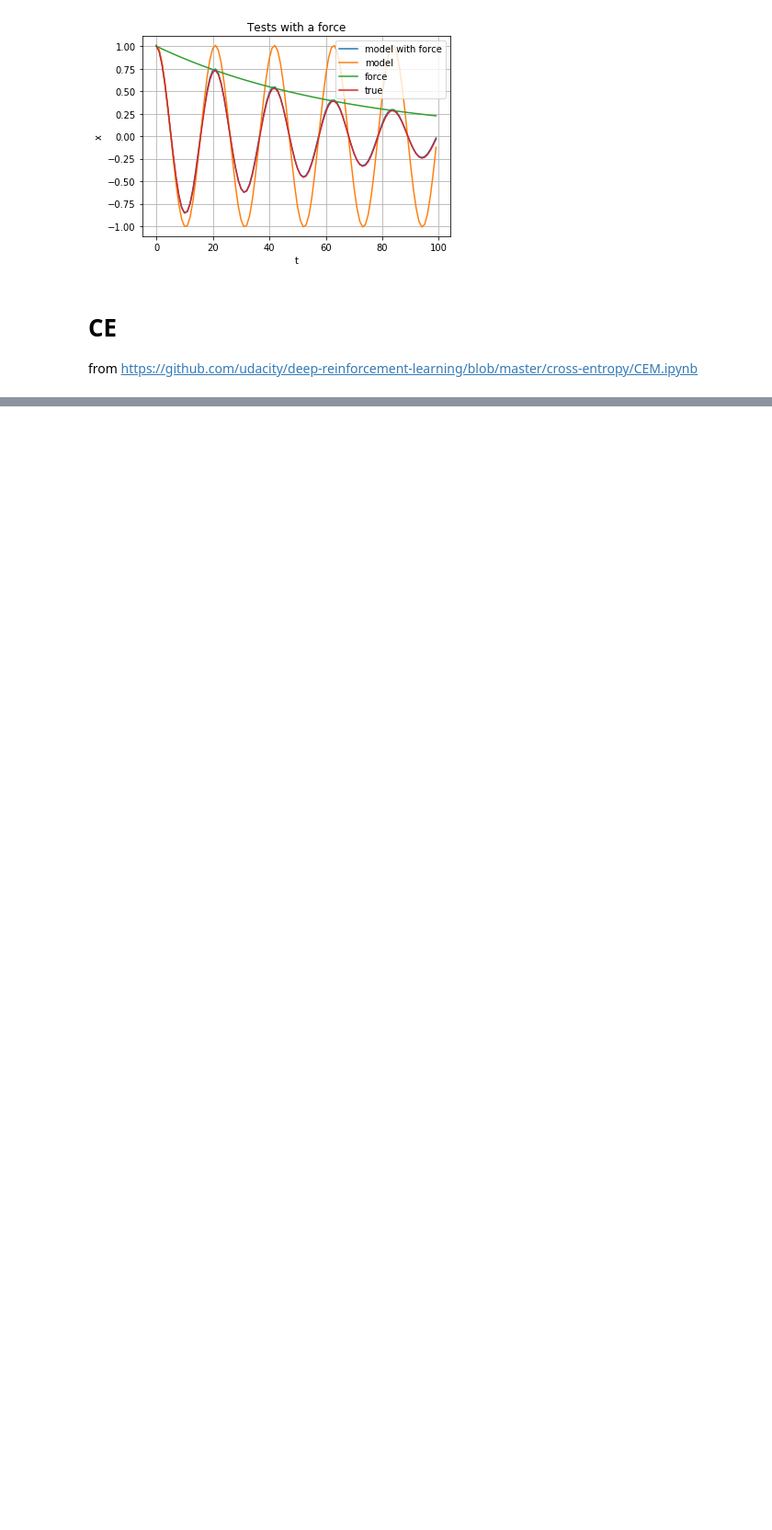
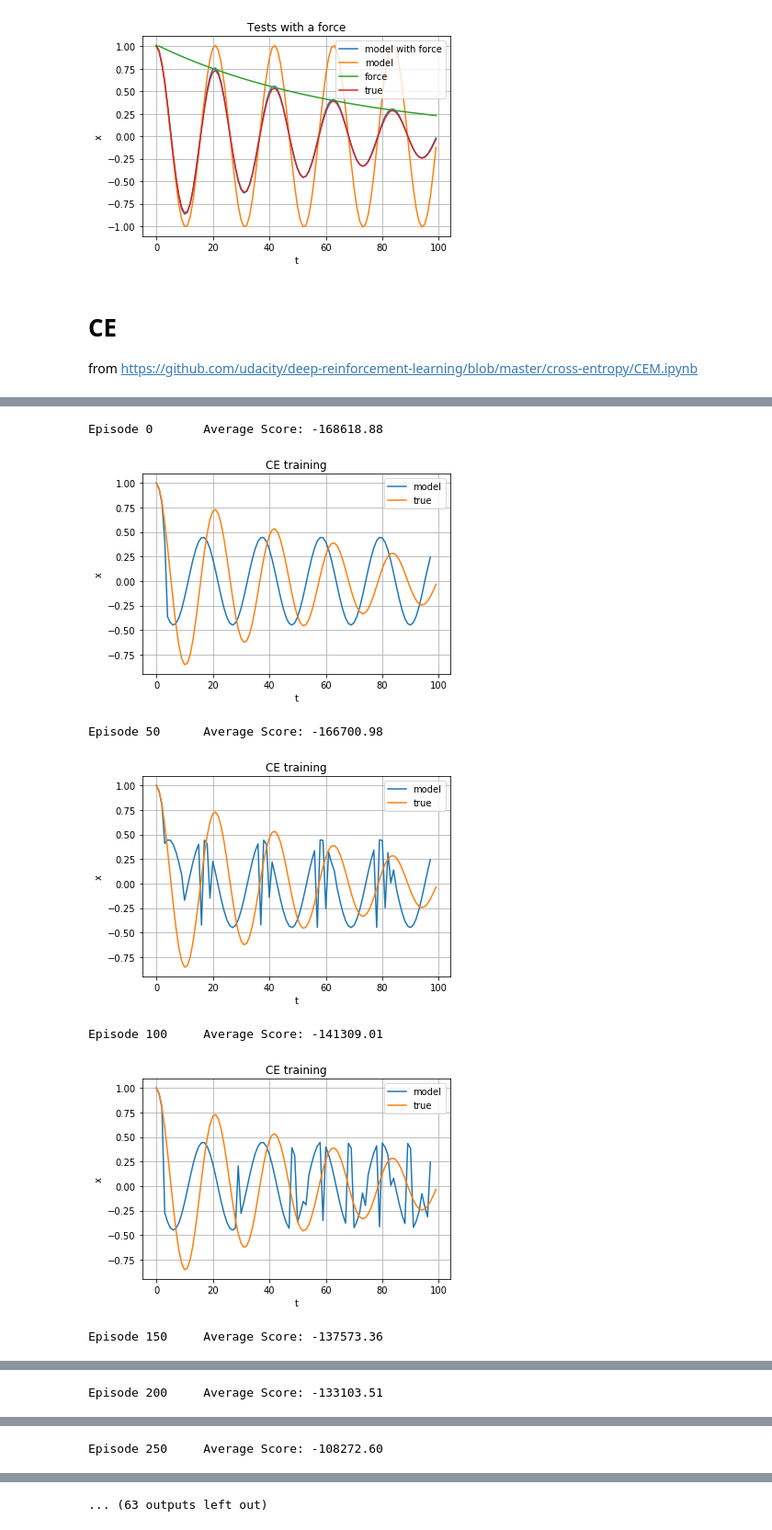
Before and after one commit to bamasa/rl_pendulum_predict, a Jupyter notebook: motion_3_CE.ipynb, the cells around one changed output, grey strips where cells are left out. Shown at 92% size. Cells and saved outputs as stored; diff of their text form; code cells hidden in the pictures; blank space fills up the shorter version.

Commit message:
new env, CEM hacks, use history

```diff
--- a/motion_3_CE.ipynb
+++ b/motion_3_CE.ipynb
@@ -215,10 +264,6 @@ plt.show()
 # CE
 
 from https://github.com/udacity/deep-reinforcement-learning/blob/master/cross-entropy/CEM.ipynb
-# %%
-history = generate_history(t0, step, n_steps)
-env = SimpleModel(history, t0, step, n_steps)
-env = ForceWrapper(env, x_force)
 # %%
 import gym
 import math
@@ -387,0 +466,20 @@ Episode 500     Average Score: -10.50
+# %%
+history = generate_history(t0, t_step, n_steps)
+
+env_train = SimpleModel(history, t0, t_step, n_steps)
+env_train = ForceWrapper(env_train, x_force)
+env_train = NoiseWrapper(env_train, 15)
+
+env_test = SimpleModel(history, t0, t_step, n_steps)
+env_test = ForceWrapper(env_test, x_force)
+
+device = torch.device("cuda:0" if torch.cuda.is_available() else "cpu")
+
+env_train.seed(101)
+env_test.seed(101)
+np.random.seed(101)
+
+print('observation space:', env_train.observation_space)
+print('action space:', env_train.action_space)
+print('  - low:', env_train.action_space.low)
+print('  - high:', env_train.action_space.high)
@@ -394,0 +559,4 @@ plot_result(env, agent)
+# %%
+env_random_train = SimpleTrainModel(history)
+env_random_train = NoiseWrapper(env_random_train)
+env_random_train = ForceWrapper(env_random_train)
@@ -394,0 +565,3 @@ plot_result(env, agent)
+# %%
+env_random_train.reset()
+env_random_train.step([1,2,3])
@@ -394,0 +571,20 @@ plot_result(env, agent)
+# %%
+agent = Agent(env_random_train, h1_size=16, h2_size=16).to(device)
+scores = cem(plot_env=env_test, sigma=2, elite_frac=0.1, gamma=0.8)
+
+# plot the scores
+fig = plt.figure()
+ax = fig.add_subplot(111)
+plt.plot(np.arange(1, len(scores)+1), scores)
+plt.ylabel('Score')
+plt.xlabel('Episode #')
+plt.title('Score')
+plt.show()
+# %% [output]
+Episode 0       Average Score: -168618.88
+[figure, added]
+Episode 50      Average Score: -166700.98
+[figure, added]
+Episode 100     Average Score: -141309.01
+[figure, added]
+Episode 150     Average Score: -137573.36
@@ -394,0 +592 @@ plot_result(env, agent)
+Episode 200     Average Score: -133103.51
@@ -394,0 +594 @@ plot_result(env, agent)
+Episode 250     Average Score: -108272.60
@@ -394,0 +596 @@ plot_result(env, agent)
+... (63 outputs left out)
```
Also changed, not shown: parts of 24 cells of this notebook, 8 other files.
